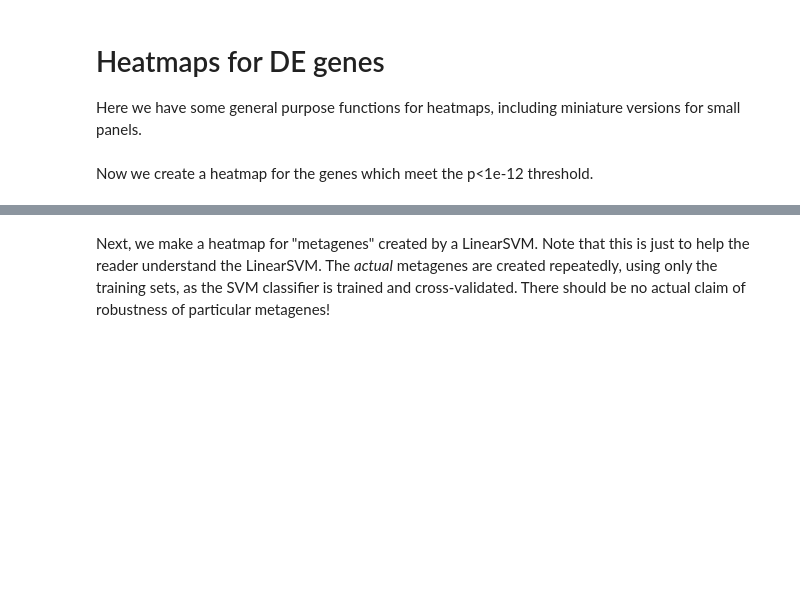
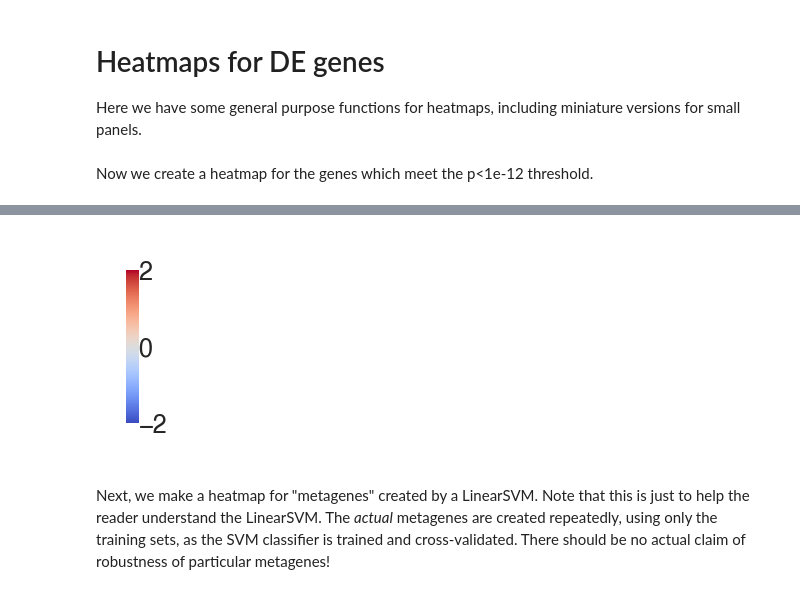
Before and after one commit to MartyWeissman/ClonalOmics, a Jupyter notebook: Figure 1/Figure 1. Clonality and gene expression.ipynb, the cells around one changed output, grey strips where cells are left out. Cells and saved outputs as stored; diff of their text form; code cells hidden in the pictures; blank space fills up the shorter version.

```diff
--- a/Figure 1/Figure 1. Clonality and gene expression.ipynb
+++ b/Figure 1/Figure 1. Clonality and gene expression.ipynb
@@ -1103,3 +1107,27 @@ new_miniheat(X, meta_df, genes_sig12, hpush=-0.02, filename='Panels/Heatmap.pdf'
+# %%
+import matplotlib as mpl
+
+figsize = (8*mm, 20*mm)
+fig, ax = plt.subplots(1,1,figsize=figsize, dpi=300)
+sns.set_style('white')
+setfontsize()
+
+cmap = mpl.cm.coolwarm
+norm = mpl.colors.Normalize(vmin=-2, vmax=2)
+
+cb = fig.colorbar(mpl.cm.ScalarMappable(norm=norm, cmap=cmap),
+                  cax=ax, orientation='vertical')
+
+#[s.set_visible(False) for s in ax.spines.values()]
+cb.outline.set_visible(False)
+ax.tick_params(axis='y', pad=0, length=0)
+
+set_size(fig, figsize)
+plt.savefig('Panels/Heatmap_colorbar.pdf', bbox_inches='tight')
+
+plt.show()
+# %% [output]
+[figure, added]
 # %% [markdown]
 Next, we make a heatmap for "metagenes" created by a LinearSVM.  Note that this is just to help the reader understand the LinearSVM.  The *actual* metagenes are created repeatedly, using only the training sets, as the SVM classifier is trained and cross-validated.  There should be no actual claim of robustness of particular metagenes!
 # %%
```
Also changed, not shown: parts of 10 cells of this notebook, 14 other files.
